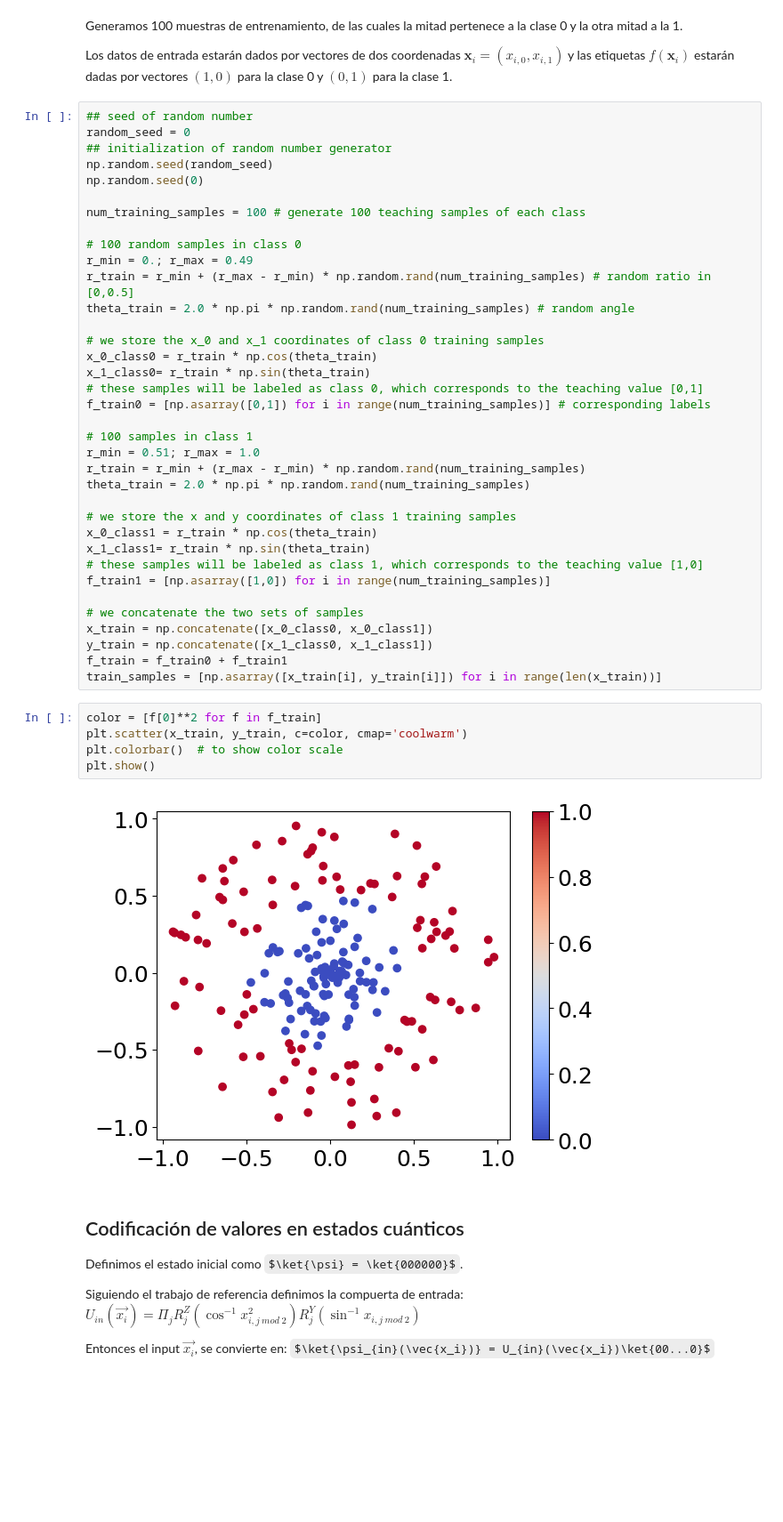
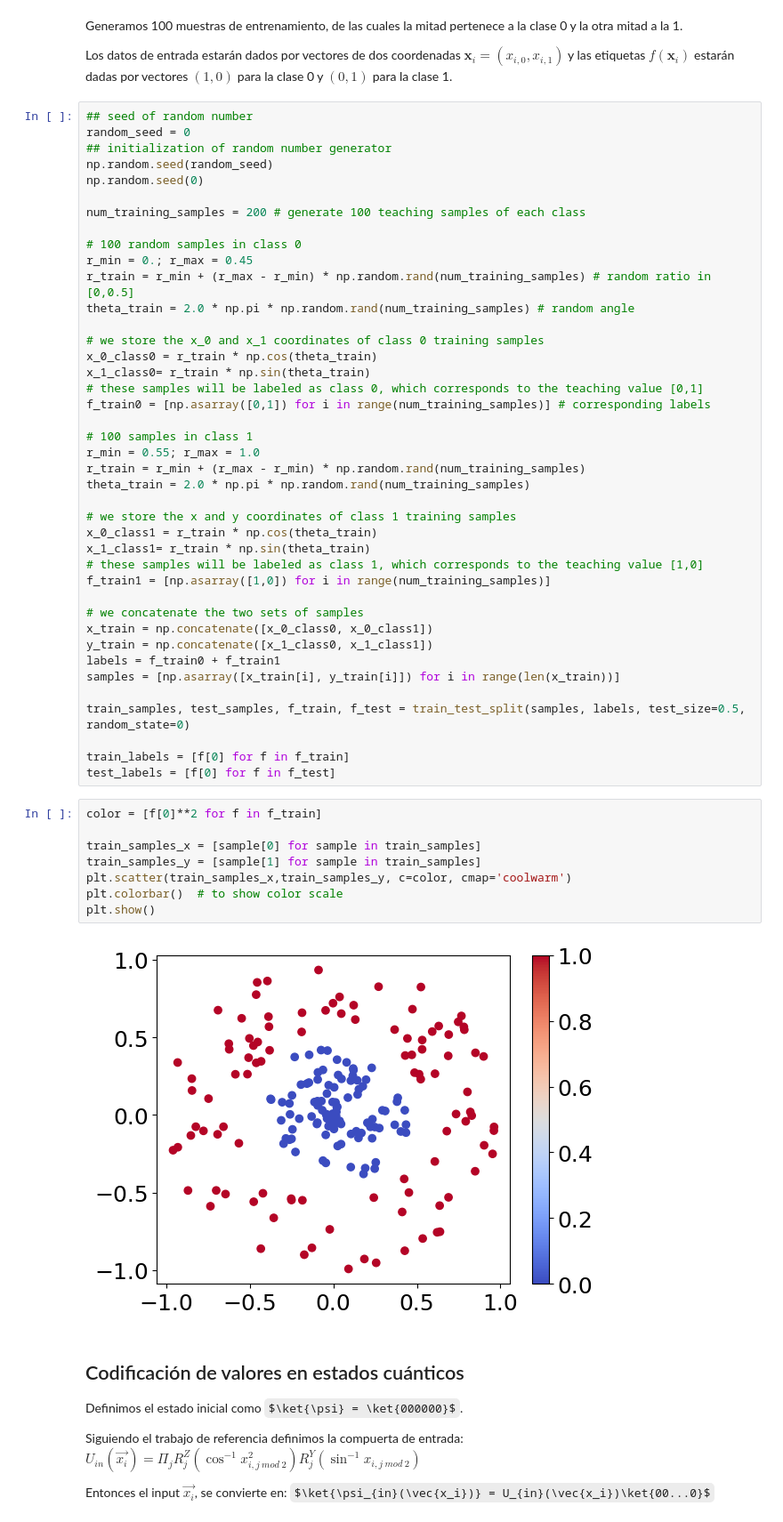
Before and after one commit to sofips/qcl, a Jupyter notebook: qcl_classification_es.ipynb, the cells around one changed output. Shown at 89% size. Drawn from its saved outputs; the diff is of its cells as text; some formulas as TeX source; blank space fills up the shorter version.

```diff
--- a/qcl_classification_es.ipynb
+++ b/qcl_classification_es.ipynb
@@ -41,10 +43,10 @@ random_seed = 0
 np.random.seed(random_seed)
 np.random.seed(0)
 
-num_training_samples = 100 # generate 100 teaching samples of each class
+num_training_samples = 200 # generate 100 teaching samples of each class
 
 # 100 random samples in class 0
-r_min = 0.; r_max = 0.49
+r_min = 0.; r_max = 0.45
 r_train = r_min + (r_max - r_min) * np.random.rand(num_training_samples) # random ratio in [0,0.5]
 theta_train = 2.0 * np.pi * np.random.rand(num_training_samples) # random angle
 
@@ -55,7 +57,7 @@ x_1_class0= r_train * np.sin(theta_train)
 f_train0 = [np.asarray([0,1]) for i in range(num_training_samples)] # corresponding labels
 
 # 100 samples in class 1
-r_min = 0.51; r_max = 1.0
+r_min = 0.55; r_max = 1.0
 r_train = r_min + (r_max - r_min) * np.random.rand(num_training_samples)
 theta_train = 2.0 * np.pi * np.random.rand(num_training_samples)
 
@@ -68,15 +70,23 @@ f_train1 = [np.asarray([1,0]) for i in range(num_training_samples)]
 # we concatenate the two sets of samples
 x_train = np.concatenate([x_0_class0, x_0_class1])
 y_train = np.concatenate([x_1_class0, x_1_class1])
-f_train = f_train0 + f_train1
-train_samples = [np.asarray([x_train[i], y_train[i]]) for i in range(len(x_train))]
+labels = f_train0 + f_train1
+samples = [np.asarray([x_train[i], y_train[i]]) for i in range(len(x_train))]
+
+train_samples, test_samples, f_train, f_test = train_test_split(samples, labels, test_size=0.5, random_state=0)
+
+train_labels = [f[0] for f in f_train]
+test_labels = [f[0] for f in f_test]
 # %%
 color = [f[0]**2 for f in f_train]
-plt.scatter(x_train, y_train, c=color, cmap='coolwarm')
+
+train_samples_x = [sample[0] for sample in train_samples]
+train_samples_y = [sample[1] for sample in train_samples]
+plt.scatter(train_samples_x,train_samples_y, c=color, cmap='coolwarm')
 plt.colorbar()  # to show color scale
 plt.show()
 # %% [output]
-[figure, old version]
+[figure, new version]
 # %% [markdown]
 ## Codificación de valores en estados cuánticos
 
```
Also changed, not shown: parts of 21 cells of this notebook, 2 other files.
